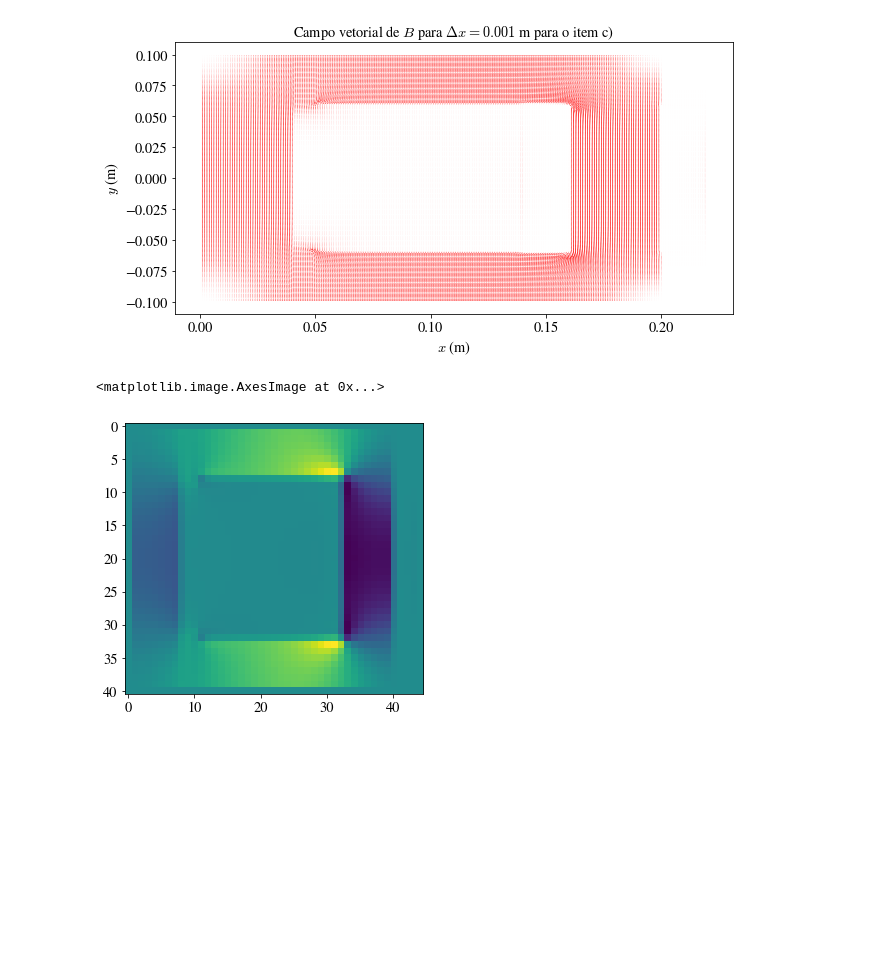
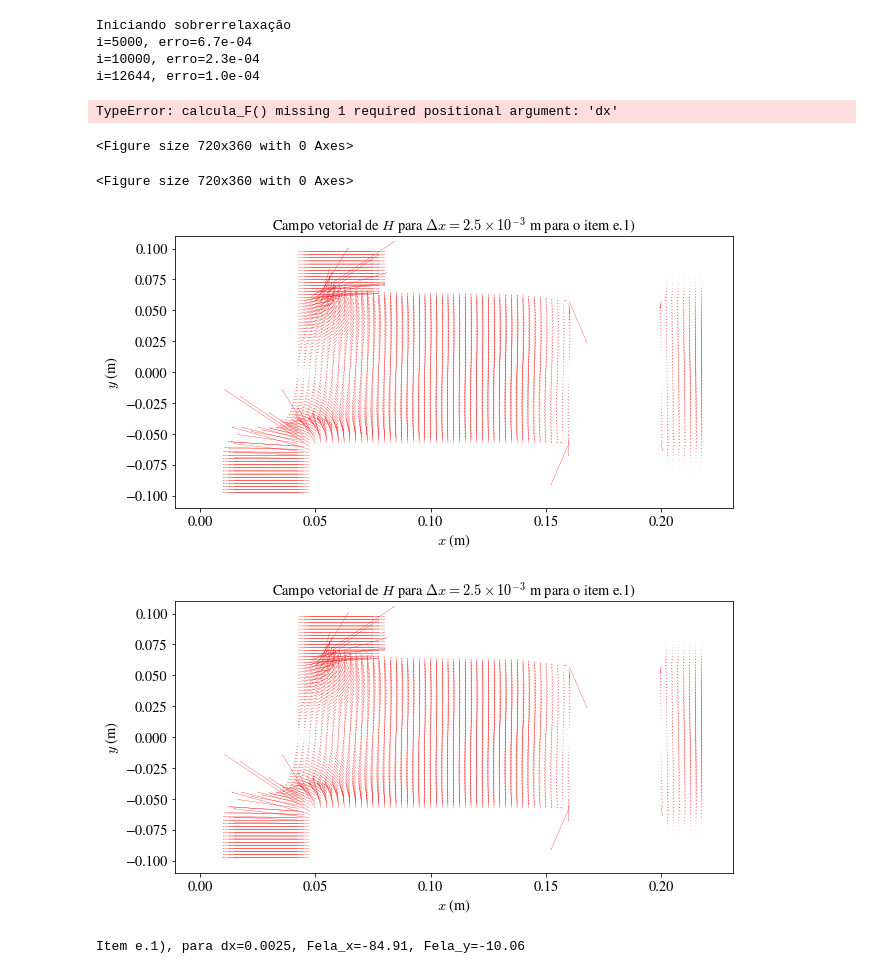
Before and after one commit to jolenscki/EP2_MecComp, a Jupyter notebook: EP2_Notebook.ipynb, the cells around one changed output. Drawn from its saved outputs; the diff is of its cells as text; code cells hidden in the pictures; blank space fills up the shorter version.

```diff
--- a/EP2_Notebook.ipynb
+++ b/EP2_Notebook.ipynb
@@ -842,9 +939,65 @@ Hy = calcula_H(By, mu[:, :, 1])
-# %%
-plot_vectorial_field(X, Y, Bx, By, 'B', 'c')
-# %% [output]
-[figure, removed]
-# %%
-plt.imshow(Bx2_By2)
-# %% [output]
-<matplotlib.image.AxesImage at 0x...>
-[figure, removed]
+# %%
+# item E
+# E.1
+# Novos parâmetros
+dx = 2.5e-3
+urFex = 1200*u0
+
+M, N, X, Y, grid = gera_grid(dx, l, h)
+grid = define_elementos(X, Y, grid)
+mu = gera_mu(grid, urAr, urFex, urFey)
+A = sobrerrelaxa(dx, l, h, iterative_func=calcula_A_e1)
+plot_surface(X, Y, A, 'e.1')
+Bx, By = calcula_B(A, N, M, dx, mu)
+Hx = calcula_H(Bx, mu[:, :, 0])
+Hy = calcula_H(By, mu[:, :, 1])
+plot_vectorial_field(X, Y, Bx, By, 'B', 'e.1')
+plot_vectorial_field(X, Y, Hx, Hy, 'H', 'e.1')
+Fela_x, Fela_y = calcula_F(Bx, By, grid, dx)
+print(f'Item e.1), para {dx=}, {Fela_x=:.2f}, {Fela_y=:.2f}')
+
+# # E.2
+# T = 501
+# M, N, X, Y, grid = gera_grid(dx, l, h)
+# A = inicializa_matriz_A(dx, l, h)
+# grid = define_elementos(X, Y, grid)
+# mu   = gera_mu(grid, urAr, urFex, urFey)
+# dt = dx**2*urAr*sBobina/16
+# alfa = sBobina*urAr**2*dx**2/(2*dt)
+# Fela_x_vector = np.zeros(T)
+# for k in range(T):
+#     uJ = gera_matriz_uJ(mu, X, Y, grid, True, dt, k, omega=0)
+#     A = calcula_A_transiente(A, dx, M, N, grid, uJ, mu)
+#     Bx, By = calcula_B(A, N, M, dx, mu)
+#     Hx = calcula_H(Bx, mu[:, :, 0])
+#     Hy = calcula_H(By, mu[:, :, 1])
+#     Fela_x, Fela_y = calcula_F(Bx, By, grid, dx)
+#     Fela_x_vector[k] = Fela_x
+#     if k in [10, 100, 500]:
+#         plot_surface(X, Y, A, 'e.2', k)
+#         plot_vectorial_field(X, Y, Bx, By, 'B', 'e.2', k)
+#         plot_vectorial_field(X, Y, Hx, Hy, 'H', 'e.2', k)
+
+# plot_electromagnetic_force(Fela_x_vector, T, dx)
+# %% [output]
+Iniciando sobrerrelaxação
+i=5000, erro=6.7e-04
+i=10000, erro=2.3e-04
+i=12644, erro=1.0e-04
+TypeError: calcula_F() missing 1 required positional argument: 'dx'
+<Figure size 720x360 with 0 Axes>
+<Figure size 720x360 with 0 Axes>
+[figure, added]
+# %%
+Bx, By = calcula_B(A, N, M, dx, mu)
+Hx = calcula_H(Bx, mu[:, :, 0])
+Hy = calcula_H(By, mu[:, :, 1])
+plot_vectorial_field(X, Y, Bx, By, 'B', 'e.1')
+plot_vectorial_field(X, Y, Hx, Hy, 'H', 'e.1')
+Fela_x, Fela_y = calcula_F(Bx, By, grid, dx)
+# %% [output]
+[figure, added]
+# %%
+print(f'Item e.1), para {dx=}, {Fela_x=:.2f}, {Fela_y=:.2f}')
+# %% [output]
+Item e.1), para dx=0.0025, Fela_x=-84.91, Fela_y=-10.06
```
Also changed, not shown: parts of 10 cells of this notebook, 42 other files.
